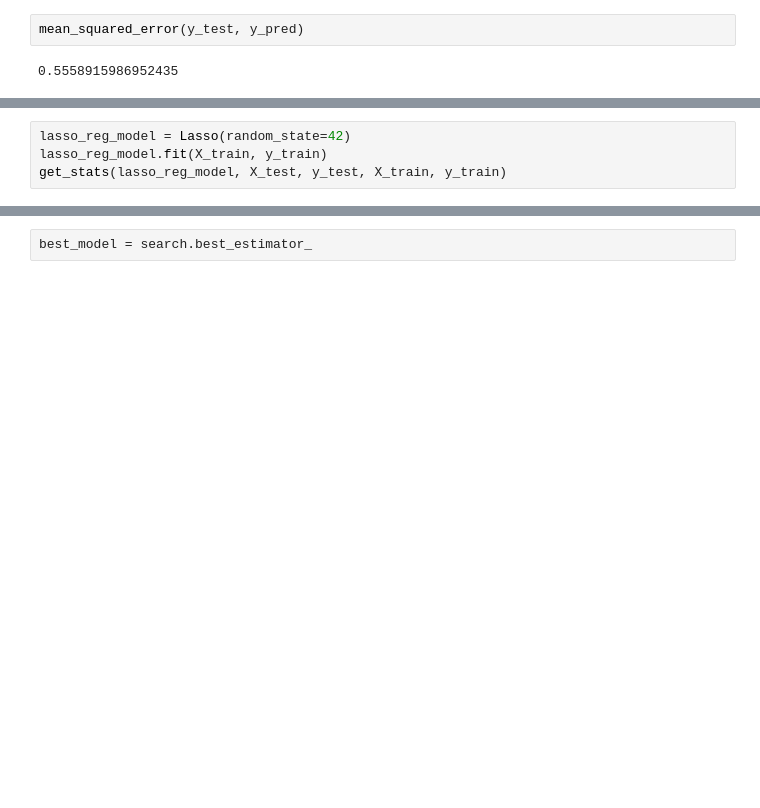
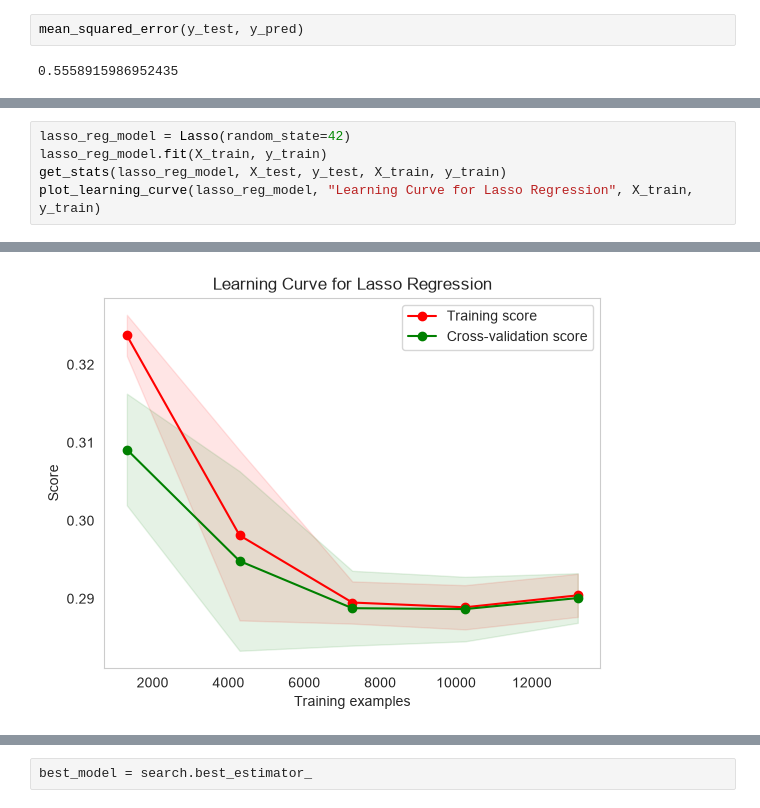
Before and after one commit to KevinShindel/MachineLearning, a Jupyter notebook: ML with SciKit/Understanding Regression Models.ipynb, the cells around one changed output, grey strips where cells are left out. Drawn from its saved outputs; the diff is of its cells as text; blank space fills up the shorter version.

```diff
--- a/ML with SciKit/Understanding Regression Models.ipynb
+++ b/ML with SciKit/Understanding Regression Models.ipynb
@@ -218,4 +248,5 @@ Train RMSE: 0.7196757706930822
 lasso_reg_model = Lasso(random_state=42)
 lasso_reg_model.fit(X_train, y_train)
 get_stats(lasso_reg_model, X_test, y_test, X_train, y_train)
+plot_learning_curve(lasso_reg_model, "Learning Curve for Lasso Regression", X_train, y_train)
 # %% [output]
@@ -225,3 +257,4 @@ Train RMSE: 0.9739446869489576
+[figure, added]
 # %%
 elasticnet_reg_model = ElasticNet(random_state=42)
 elasticnet_reg_model.fit(X_train, y_train)
```
Also changed, not shown: parts of 23 cells of this notebook, 4 other files.
